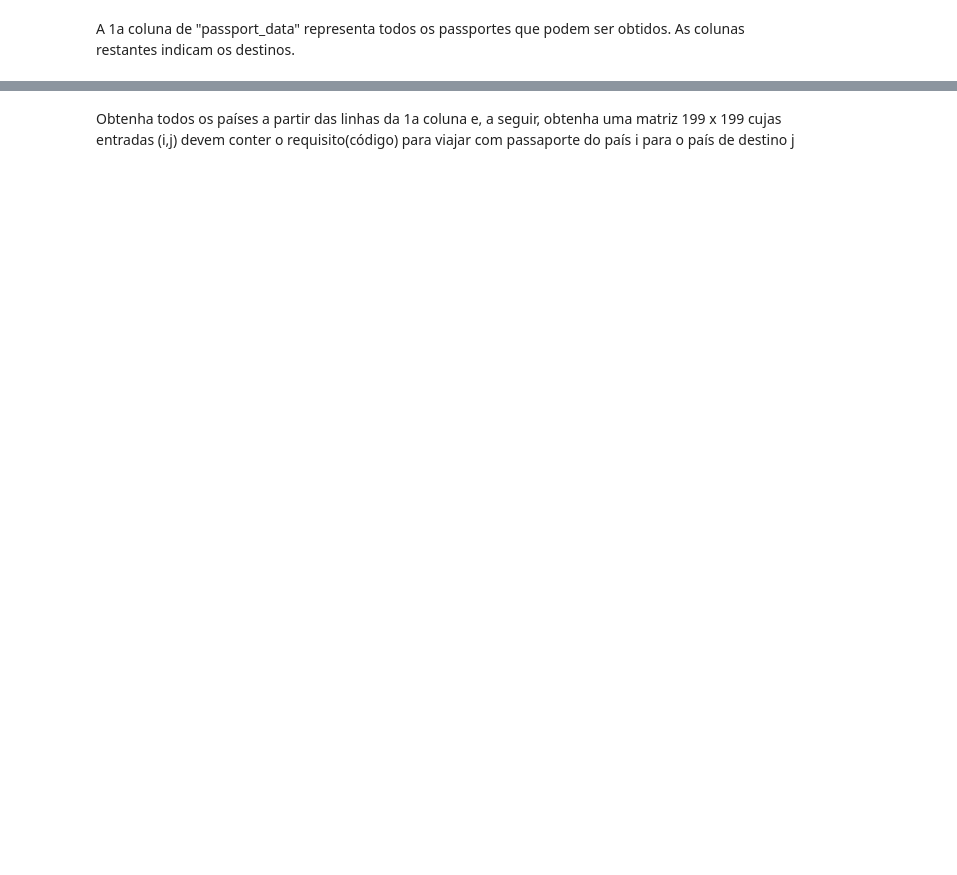
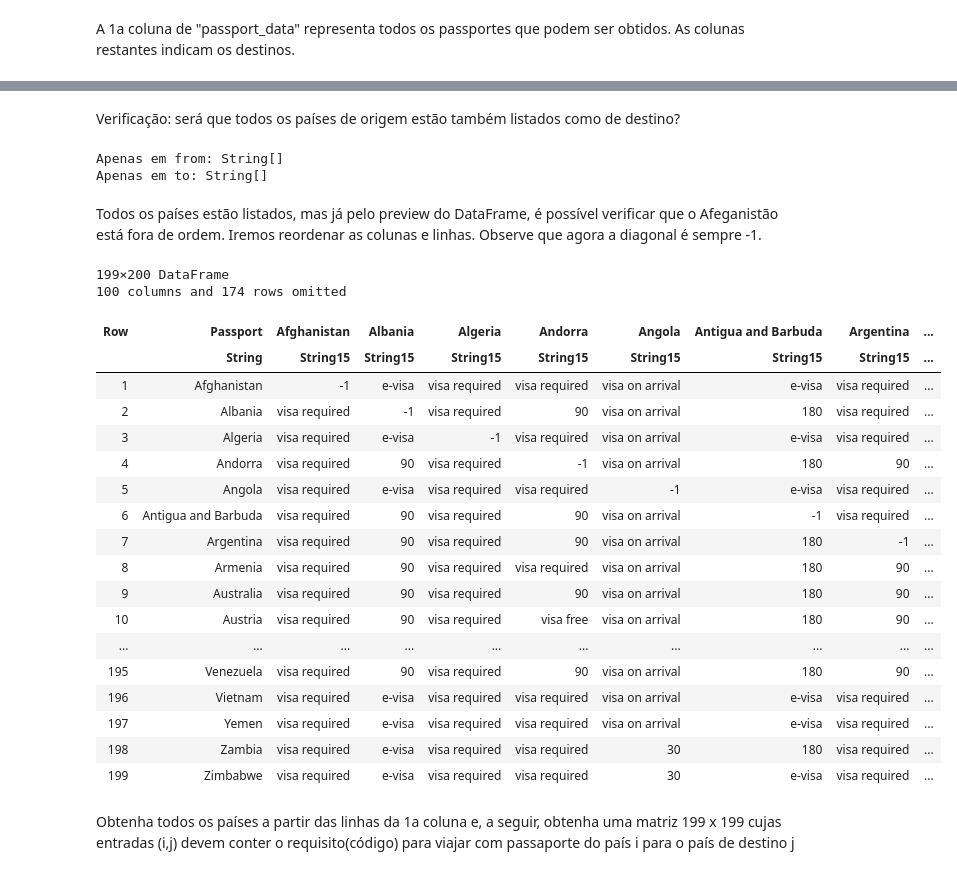
Before and after one commit to amandatz/linear-programming, a Jupyter notebook: passaporte.ipynb, the cells around one changed output, grey strips where cells are left out. Drawn from its saved outputs; the diff is of its cells as text; code cells hidden in the pictures; blank space fills up the shorter version.

```diff
--- a/passaporte.ipynb
+++ b/passaporte.ipynb
@@ -30,2 +71,48 @@ all_countries = passport_data[!, "Passport"]
+# %% [markdown]
+Verificação: será que todos os países de origem estão também listados como de destino?
+# %%
+from_countries = passport_data[!, "Passport"]
+to_countries   = names(passport_data)[2:end]  # ignorando a primeira coluna com os nomes
+
+only_in_from = setdiff(from_countries, to_countries)
+only_in_to   = setdiff(to_countries, from_countries)
+
+println("Apenas em from: ", only_in_from)
+println("Apenas em to: ", only_in_to)
+# %% [output]
+Apenas em from: String[]
+Apenas em to: String[]
+# %% [markdown]
+Todos os países estão listados, mas já pelo preview do DataFrame, é possível verificar que o Afeganistão está fora de ordem. Iremos reordenar as colunas e linhas. Observe que agora a diagonal é sempre -1.
+# %%
+all_countries_ordered = sort(union(from_countries, to_countries))
+
+row_indices = [findfirst(==(c), from_countries) for c in all_countries_ordered]
+passport_data = passport_data[row_indices, :]
+col_indices = [findfirst(==(c), to_countries) + 1 for c in all_countries_ordered]
+
+passport_data = hcat(passport_data[:, 1], passport_data[:, col_indices])
+rename!(passport_data, 1 => "Passport")
+# %% [output]
+199×200 DataFrame
+100 columns and 174 rows omitted
+| Row | Passport | Afghanistan | Albania | Algeria | Andorra | Angola | Antigua and Barbuda | Argentina | ... |
+|  | String | String15 | String15 | String15 | String15 | String15 | String15 | String15 | ... |
+| 1 | Afghanistan | -1 | e-visa | visa required | visa required | visa on arrival | e-visa | visa required | ... |
+| 2 | Albania | visa required | -1 | visa required | 90 | visa on arrival | 180 | visa required | ... |
+| 3 | Algeria | visa required | e-visa | -1 | visa required | visa on arrival | e-visa | visa required | ... |
+| 4 | Andorra | visa required | 90 | visa required | -1 | visa on arrival | 180 | 90 | ... |
+| 5 | Angola | visa required | e-visa | visa required | visa required | -1 | e-visa | visa required | ... |
+| 6 | Antigua and Barbuda | visa required | 90 | visa required | 90 | visa on arrival | -1 | visa required | ... |
+| 7 | Argentina | visa required | 90 | visa required | 90 | visa on arrival | 180 | -1 | ... |
+| 8 | Armenia | visa required | 90 | visa required | visa required | visa on arrival | 180 | 90 | ... |
+| 9 | Australia | visa required | 90 | visa required | 90 | visa on arrival | 180 | 90 | ... |
+| 10 | Austria | visa required | 90 | visa required | visa free | visa on arrival | 180 | 90 | ... |
+| ... | ... | ... | ... | ... | ... | ... | ... | ... | ... |
+| 195 | Venezuela | visa required | 90 | visa required | 90 | visa on arrival | 180 | 90 | ... |
+| 196 | Vietnam | visa required | e-visa | visa required | visa required | visa on arrival | e-visa | visa required | ... |
+| 197 | Yemen | visa required | e-visa | visa required | visa required | visa on arrival | e-visa | visa required | ... |
+| 198 | Zambia | visa required | e-visa | visa required | visa required | 30 | 180 | visa required | ... |
+| 199 | Zimbabwe | visa required | e-visa | visa required | visa required | 30 | e-visa | visa required | ... |
 # %% [markdown]
 Obtenha todos os países a partir das linhas da 1a coluna e, a seguir, obtenha uma matriz 199 x 199 cujas entradas (i,j) devem conter o requisito(código) para viajar com passaporte do país i para o país de destino j
```
Also changed, not shown: parts of 15 cells of this notebook.
